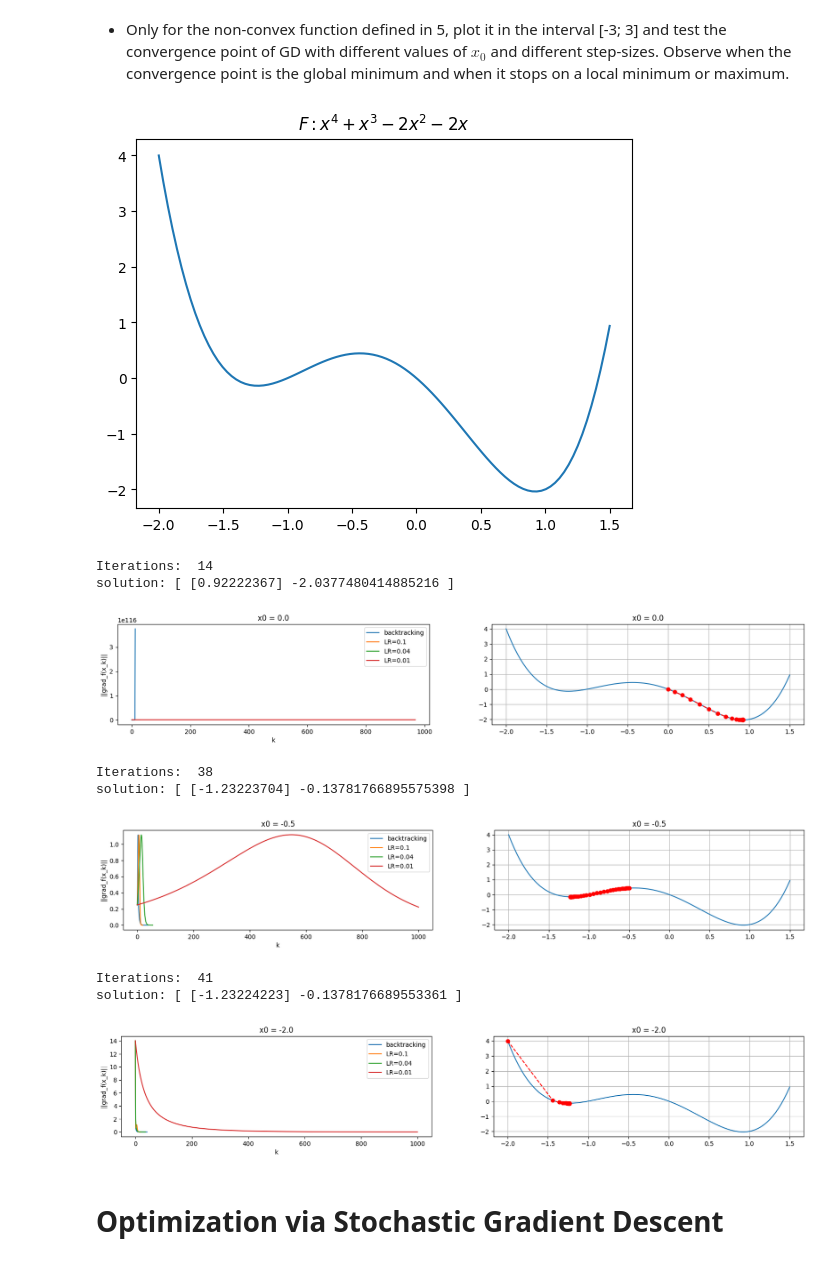
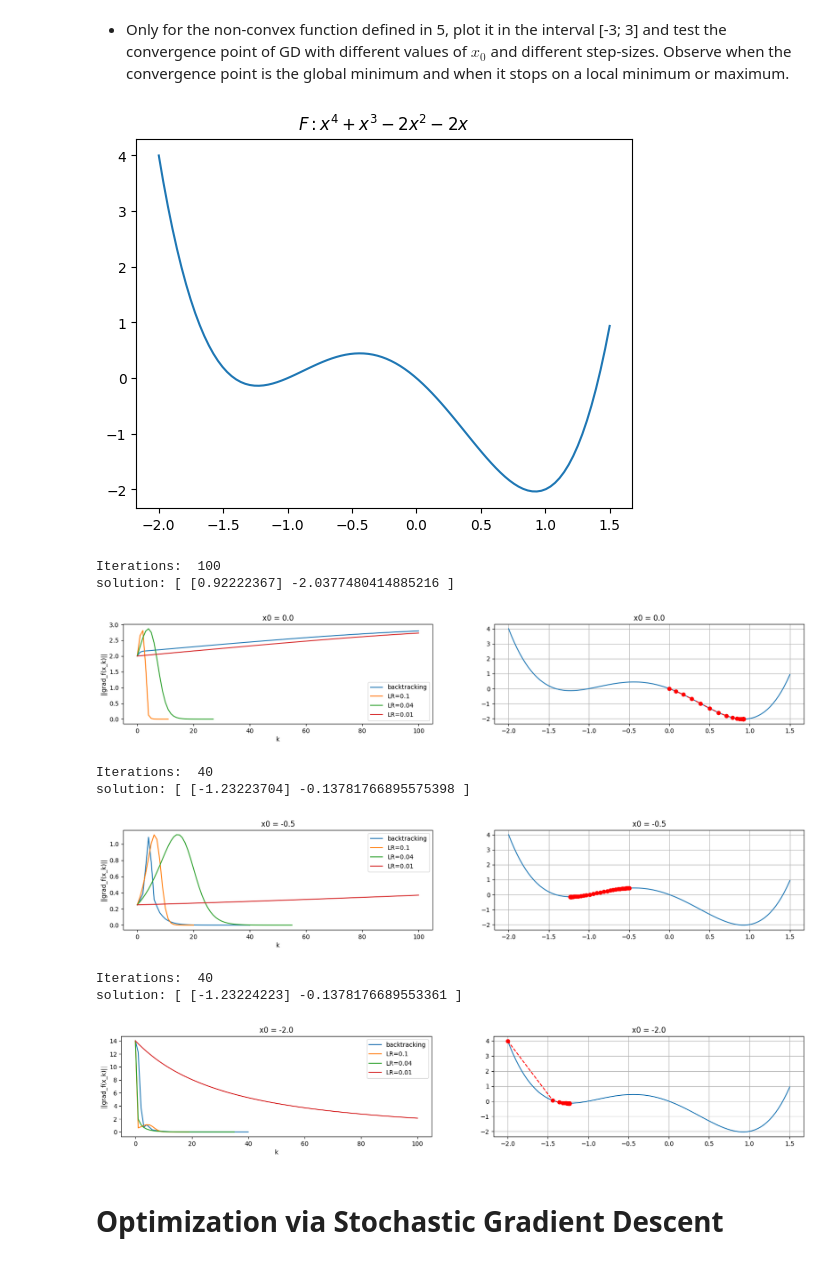
Before and after one commit to ChiaraAngileri/SMM_lab, a Jupyter notebook: Homework3 - no comments.ipynb, the cells around one changed output. Cells and saved outputs as stored; diff of their text form; code cells hidden in the pictures.

```diff
--- a/Homework3 - no comments.ipynb
+++ b/Homework3 - no comments.ipynb
@@ -324,7 +324,7 @@ tolf = 1e-6
 kmax = 100
 x_true = [1, 2]
 
-cvector = np.asarray([0.1,  0.08, 0.01])
+cvector = np.asarray([0.1,  0.08, 0.03])
 
 f_tot = []
 x_tot = []
@@ -361,7 +361,7 @@ for c in cvector:
 
     i+=1
 
-legend=['backtracking', 'LR=0.1', 'LR=0.08', 'LR=0.01']
+legend=['backtracking', 'LR=0.1', 'LR=0.08', 'LR=0.03']
 plt.figure(figsize=(15, 5))
 
 plt.subplot(1,3,1)
@@ -396,7 +396,7 @@ plt.legend(legend)
 
 plt.show()
 
-plt.figure(figsize=(10, 10))
+plt.figure(figsize=(8, 5))
 xv = np.linspace(-2, 4, 30)
 yv = np.linspace(-1, 5, 30)
 xx, yy = np.meshgrid(xv, yv)
@@ -423,13 +423,11 @@ Not using backtracking, with learning rate[0.01] and k[100]  [1.         1.73476
 
 $f(x) = \frac{1}{2}||Ax − b||_2^2$
 # %%
-N = np.asarray([5, 10, 15])
-
 tolx = 1e-6
 tolf = 1e-6
 kmax = 100
 
-cvector = np.asarray([0.1, 0.03, 0.01])
+cvector = np.asarray([0.03, 0.001])
 n_vector = np.asarray([5, 10, 15])
 
 for n in n_vector:
@@ -442,8 +440,8 @@ for n in n_vector:
     err_star_tot = []
     k_tot = []
 
-    x0 = np.zeros((n, ))
-    x_min = np.zeros((4, n))
+    x0 = np.zeros((n, )) #cambiare in n,1 ???????????????????
+    x_min = np.zeros((3, n))
 
     x, k, f_val, grads, err_val, err_star, _  = GD(f, grad_f, x0, kmax, tolf, tolx, useBackTracking=True)
     f_tot.append(f_val)
@@ -465,7 +463,7 @@ for n in n_vector:
 
         i+=1
 
-    legend=['backtracking', 'LR=0.1', 'LR=0.03', 'LR=0.01']
+    legend=['backtracking', 'LR=0.03', 'LR=0.001']
 
     plt.figure(figsize=(12, 5))
 
@@ -473,7 +471,7 @@ for n in n_vector:
     plt.title(f'Error vector, n={n}')
     plt.xlabel('k')
     plt.ylabel('||grad_f(x_k)||')
-    for e in range(len(cvector)):
+    for e in range(len(cvector)+1):
         kk = np.arange(0, k_tot[e]+1)
         plt.plot(kk, err_tot[e])
     plt.legend(legend)
@@ -482,7 +480,7 @@ for n in n_vector:
     plt.title("Error star")
     plt.xlabel('k')
     plt.ylabel('||x_k - x*||')
-    for e in range(len(cvector)):
+    for e in range(len(cvector)+1):
         kk = np.arange(0, k_tot[e]+1)
         plt.plot(kk, err_star_tot[e])
     plt.legend(legend)
@@ -506,7 +504,7 @@ tolx = 1e-6
 tolf = 1e-6
 kmax = 100
 
-cvector = np.asarray([0.1, 0.01, 0.001])
+cvector = np.asarray([0.01, 0.03, 0.001])
 
 f_tot_L = []
 x_tot_L = []
@@ -574,7 +572,7 @@ for lam in range(len(L)):
 
     plt.figure(figsize=(20, 10))
     plt.suptitle(f'Lambda = {L[lam]}')
-    legend=['backtracking', 'LR=0.1', 'LR=0.01', 'LR=0.001']
+    legend=['backtracking', 'LR=0.01', 'LR=0.03', 'LR=0.001']
 
     for i in range(len(f_tot_L[lam])):
 
@@ -607,4 +605,6 @@ for lam in range(len(L)):
         j+=1
 
     plt.show()
+
+    #RANDOM???????????????????????????????????????????????
 # %% [output]
@@ -630,7 +630,7 @@ grad_f = lambda x: grad_f5(x)
 
 tolx = 1e-6
 tolf = 1e-6
-kmax = 1000
+kmax = 100
 
 x0_vector = np.asarray([[0], [-0.5], [-2]])
 cvector = np.asarray([0.1, 0.04, 0.001])
@@ -687,42 +687,42 @@ for x0_index in range(len(x0_vector)):
     for e in range(len(f_tot_x0[x0_index])):
         plt.xlabel('k')
         plt.ylabel('||grad_f(x_k)||')
 
         kk = np.arange(0, k_tot_x0[x0_index][e]+1)
-        plt.plot(kk, err_tot_x0[x0_index][e])
+        plt.plot(kk, err_tot_x0[x0_index][e])   #e100??????????????????????????????????
         plt.legend(legend)
 
     i+=1
     plt.subplot(3, 2, i)
     plt.title(f'x0 = {x0}')
 
     x_plot = np.linspace(-2,1.5,100)
     y_plot = []
     for e in x_plot:
         y_plot.append(f5(e))
 
     plt.plot(x_plot,y_plot)
     xmin = x_tot_x0[x0_index][2]
     f_val_min = f_tot_x0[x0_index][2]
     plt.plot(xmin, f_val_min, "--ro")
     plt.grid()
 
     print("Iterations: ", k_tot_x0[x0_index][0])
     print("solution: [", xmin[-1], f_val_min[-1], "]")
 
     i+=1
     plt.show()
 # %% [output]
 [figure]
-Iterations:  14
+Iterations:  100
 solution: [ [0.92222367] -2.0377480414885216 ]
-[figure, old version]
+[figure, new version]
-Iterations:  38
+Iterations:  40
 solution: [ [-1.23223704] -0.13781766895575398 ]
-[figure, old version]
+[figure, new version]
-Iterations:  41
+Iterations:  40
 solution: [ [-1.23224223] -0.1378176689553361 ]
-[figure, old version]
+[figure, new version]
 # %% [markdown]
 # Optimization via Stochastic Gradient Descent
 # %% [markdown]
```
Also changed, not shown: parts of 6 cells of this notebook, 3 other files.
